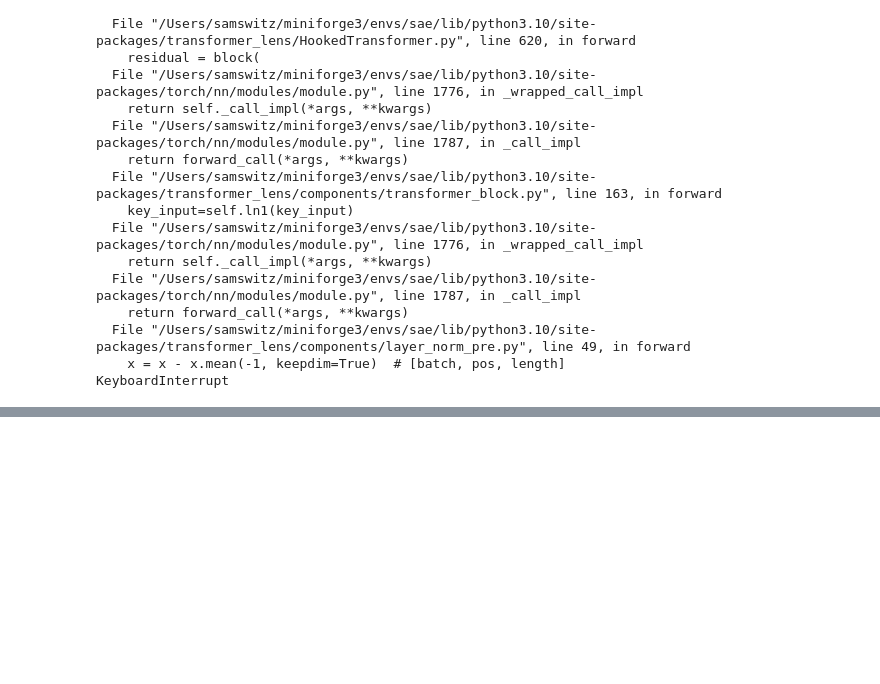
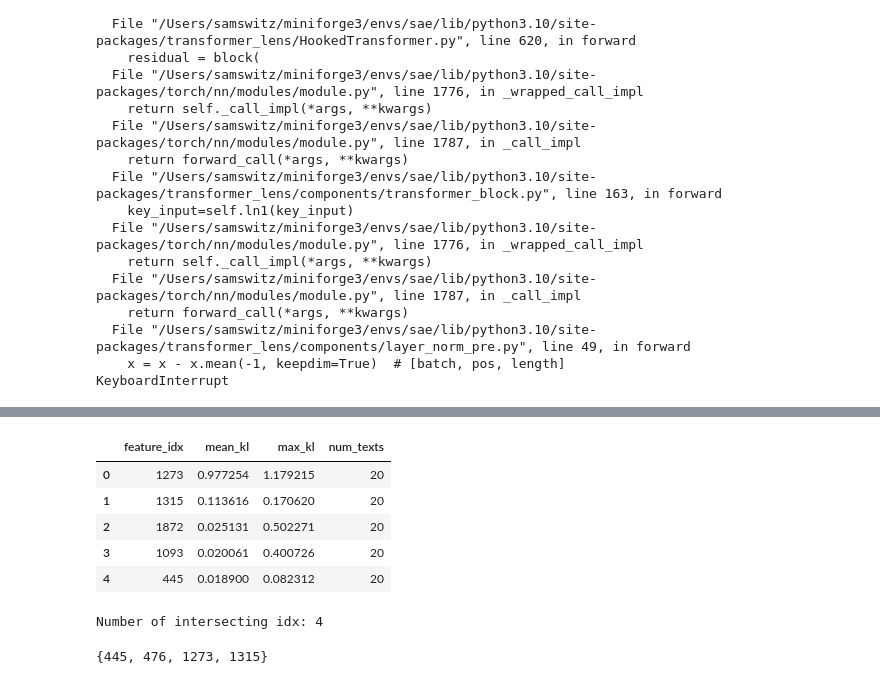
Before and after one commit to sdswitz/mech-int, a Jupyter notebook: notebooks/batch_ablation.ipynb, the cells around one changed output, grey strips where cells are left out. Drawn from its saved outputs; the diff is of its cells as text; code cells hidden in the pictures; blank space fills up the shorter version.

```diff
--- a/notebooks/batch_ablation.ipynb
+++ b/notebooks/batch_ablation.ipynb
@@ -95,0 +121,18 @@ KeyboardInterrupt
+# %%
+geography_news_results.head()
+# %% [output]
+|  | feature_idx | mean_kl | max_kl | num_texts |
+| 0 | 1273 | 0.977254 | 1.179215 | 20 |
+| 1 | 1315 | 0.113616 | 0.170620 | 20 |
+| 2 | 1872 | 0.025131 | 0.502271 | 20 |
+| 3 | 1093 | 0.020061 | 0.400726 | 20 |
+| 4 | 445 | 0.018900 | 0.082312 | 20 |
+# %%
+intersecting_idx = set(dates_times_results.loc[:20, "feature_idx"]).intersection(set(generic_prose_results.loc[:20, "feature_idx"])).intersection(set(geography_news_results.loc[:20, "feature_idx"]))
+print(f"Number of intersecting idx: {len(intersecting_idx)}")
+# %% [output]
+Number of intersecting idx: 4
+# %%
+intersecting_idx
+# %% [output]
+{445, 476, 1273, 1315}
```
Also changed, not shown: parts of 6 cells of this notebook, 6 other files.
